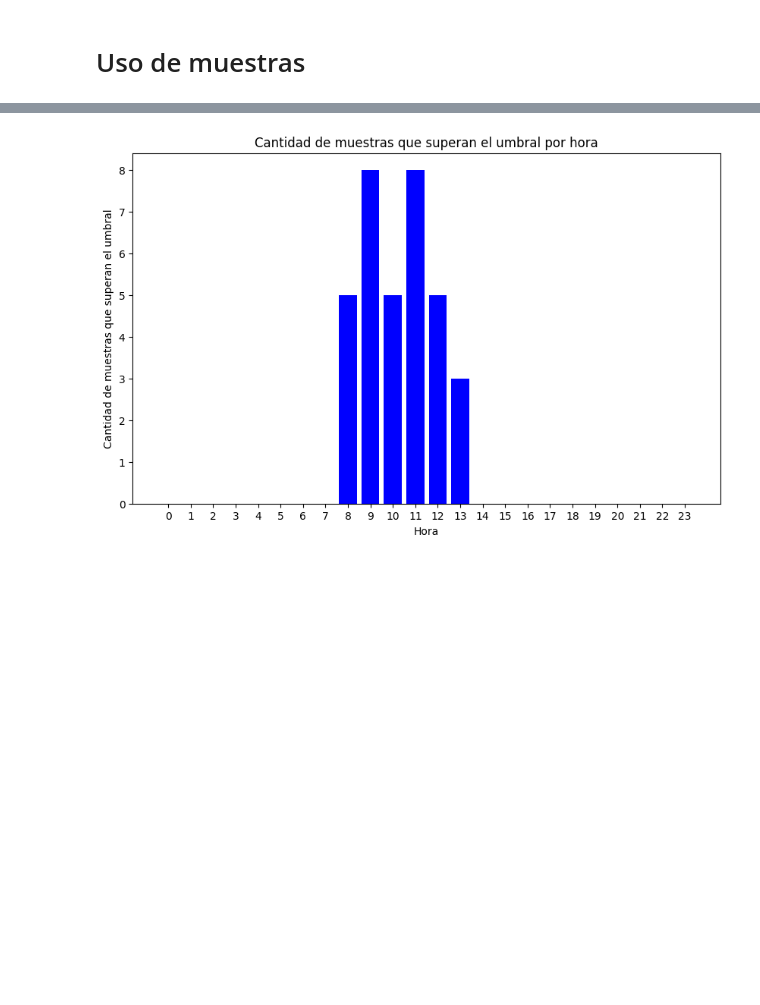
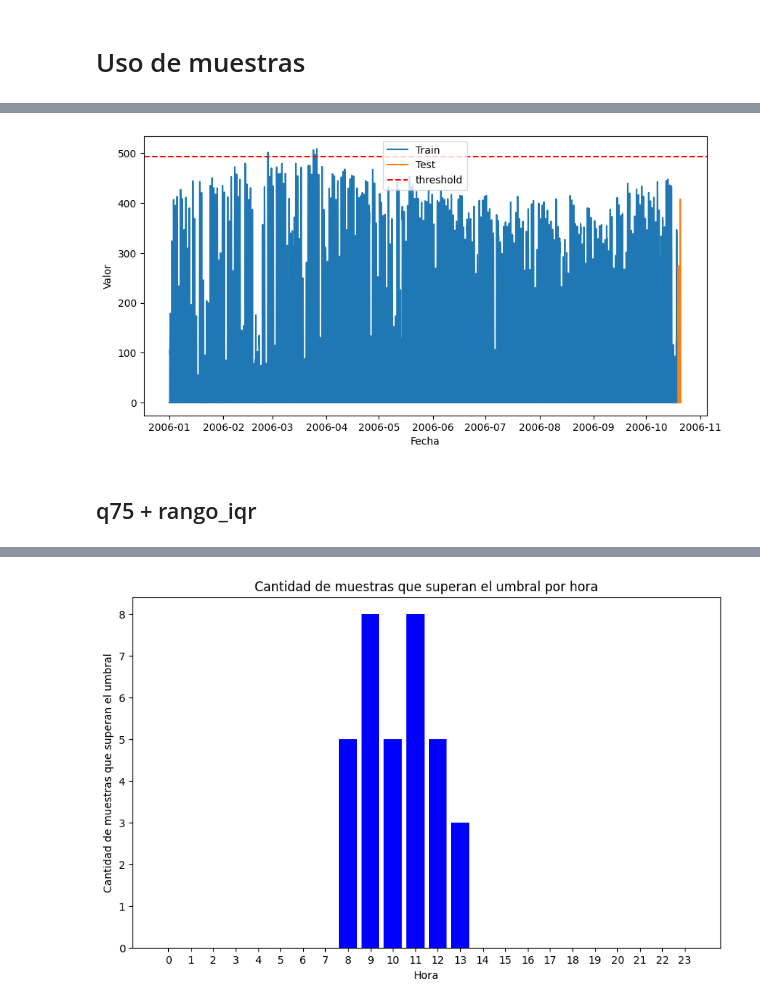
Before and after one commit to sergio825/pytorch-ts, a Jupyter notebook: Multivariate_TempFlow.ipynb, the cells around one changed output, grey strips where cells are left out. Cells and saved outputs as stored; diff of their text form; code cells hidden in the pictures; blank space fills up the shorter version.

```diff
--- a/Multivariate_TempFlow.ipynb
+++ b/Multivariate_TempFlow.ipynb
@@ -378,0 +320,20 @@ array([  0.  ,   0.  ,   0.  ,   0.  ,   0.  ,   0.  ,  19.9 ,  52.95,
+# %%
+plt.figure(figsize=(10, 5))
+plt.plot(train, label='Train')
+plt.plot(full_test, label ='Test')
+
+# Agregar una línea recta al gráfico
+# Por ejemplo, una línea horizontal en y=3
+plt.axhline(y=selected_threshold, color='r', linestyle='--', label='threshold')
+
+# Configurar etiquetas y leyenda
+plt.xlabel('Fecha')
+plt.ylabel('Valor')
+plt.legend()
+
+# Mostrar el gráfico
+plt.show()
+# %% [output]
+[figure, added]
+# %% [markdown]
+## q75 + rango_iqr
```
Also changed, not shown: parts of 43 cells of this notebook.
